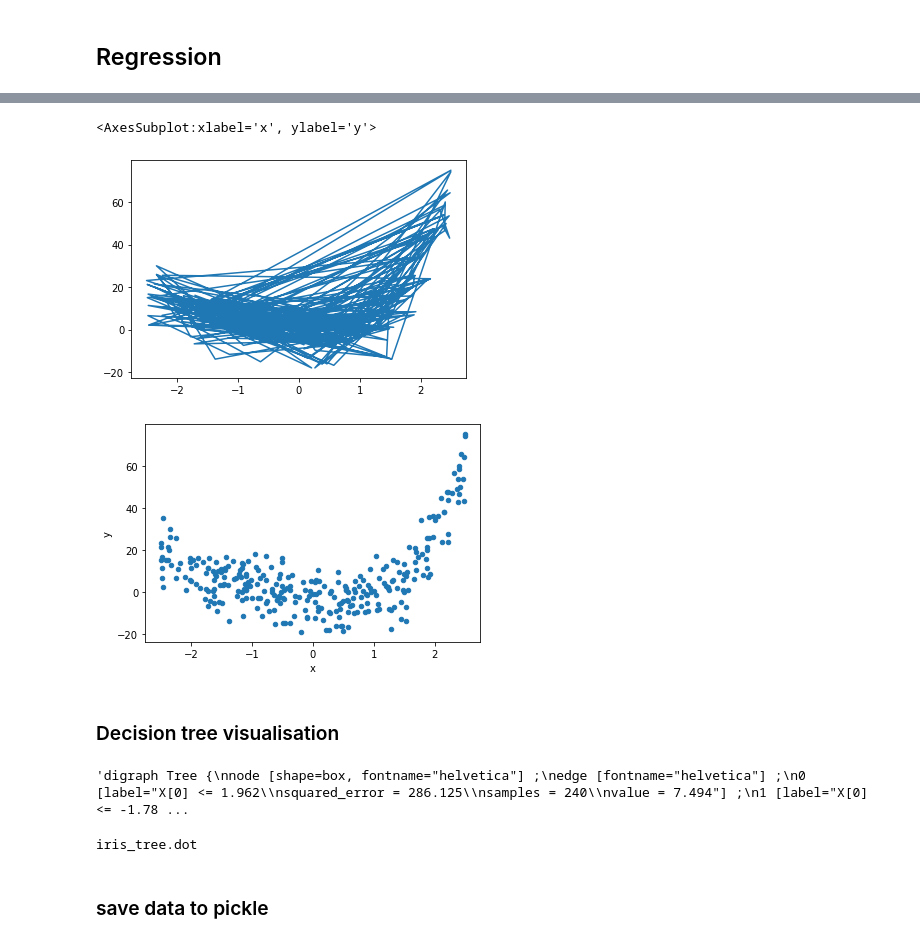
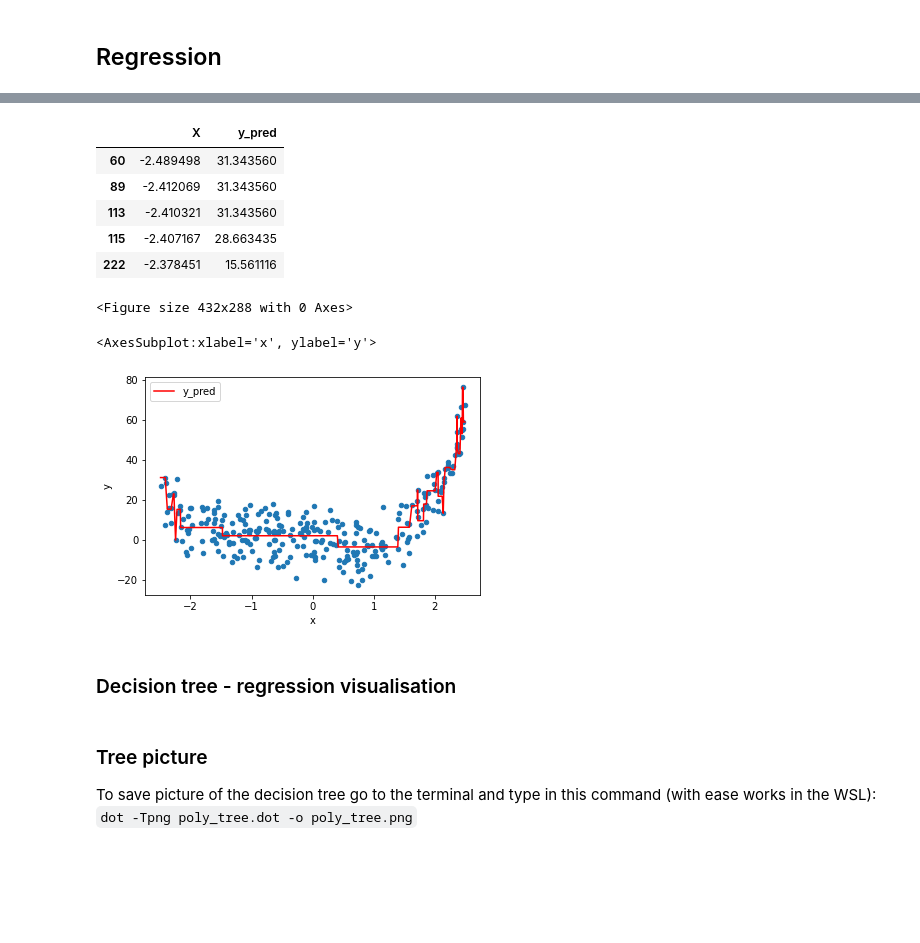
Before and after one commit to YgLK/ML, a Jupyter notebook: lab5/lab5.ipynb, the cells around one changed output, grey strips where cells are left out. Cells and saved outputs as stored; diff of their text form; code cells hidden in the pictures; blank space fills up the shorter version.

```diff
--- a/lab5/lab5.ipynb
+++ b/lab5/lab5.ipynb
@@ -114,34 +242,29 @@ y_pred = tree_reg.predict(X)
 # %%
 plt.clf()
 
-pred_data = pd.DataFrame(X, y_pred)
+X_as_flat_list = [item for sublist in X for item in sublist]
+d = {'X': X_as_flat_list, 'y_pred': y_pred}
 
-plt.plot(X, y_pred, '')
-df.plot.scatter(x='x',y='y')
+pred_data = pd.DataFrame(data=d)
+pred_data = pred_data.sort_values(by='X')
+pred_data.head()
 # %% [output]
+|  | X | y_pred |
+| 60 | -2.489498 | 31.343560 |
+| 89 | -2.412069 | 31.343560 |
+| 113 | -2.410321 | 31.343560 |
+| 115 | -2.407167 | 28.663435 |
+| 222 | -2.378451 | 15.561116 |
-<AxesSubplot:xlabel='x', ylabel='y'>
+<Figure size 432x288 with 0 Axes>
-[figure, removed]
-[figure, removed]
+# %%
+ax = pred_data.plot.line(x='X',y='y_pred', color ='red')
+df.plot.scatter(x='x',y='y', ax=ax)
+# %% [output]
+<AxesSubplot:xlabel='x', ylabel='y'>
+[figure, added]
 # %% [markdown]
-### Decision tree visualisation
+### Decision tree - regression visualisation
-# %%
-from sklearn.tree import export_graphviz
-
-dot = export_graphviz(tree_reg)
-dot.render(obj)
-# %% [output]
-'digraph Tree {\nnode [shape=box, fontname="helvetica"] ;\nedge [fontname="helvetica"] ;\n0 [label="X[0] <= 1.962\\nsquared_error = 286.125\\nsamples = 240\\nvalue = 7.494"] ;\n1 [label="X[0] <= -1.78 ...
-# %%
-from sklearn.tree import export_graphviz
-f = "iris_tree.dot"
-export_graphviz(
-        tree_reg,
-        out_file=f,
-        rounded=True,
-        filled=True
-)
-print(f)
-# %% [output]
-iris_tree.dot
-# %% [markdown]
-### save data to pickle
+# %% [markdown]
+ ### Tree picture
+ To save picture of the decision tree go to the terminal and type in this command (with ease works in the WSL): <br>
+ `dot -Tpng poly_tree.dot -o poly_tree.png`
```
Also changed, not shown: parts of 34 cells of this notebook, 10 other files.
